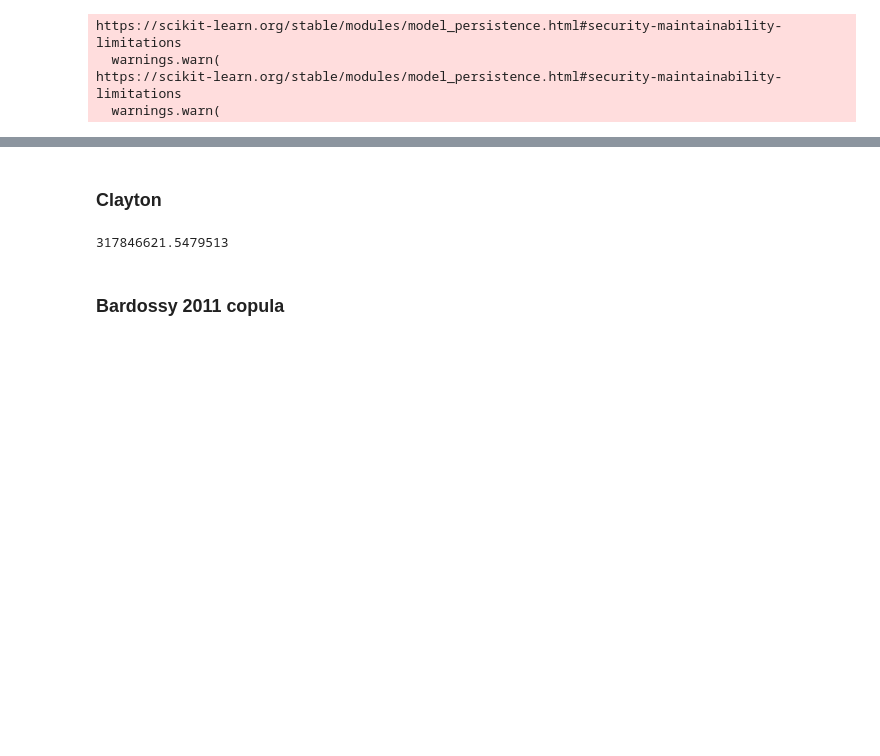
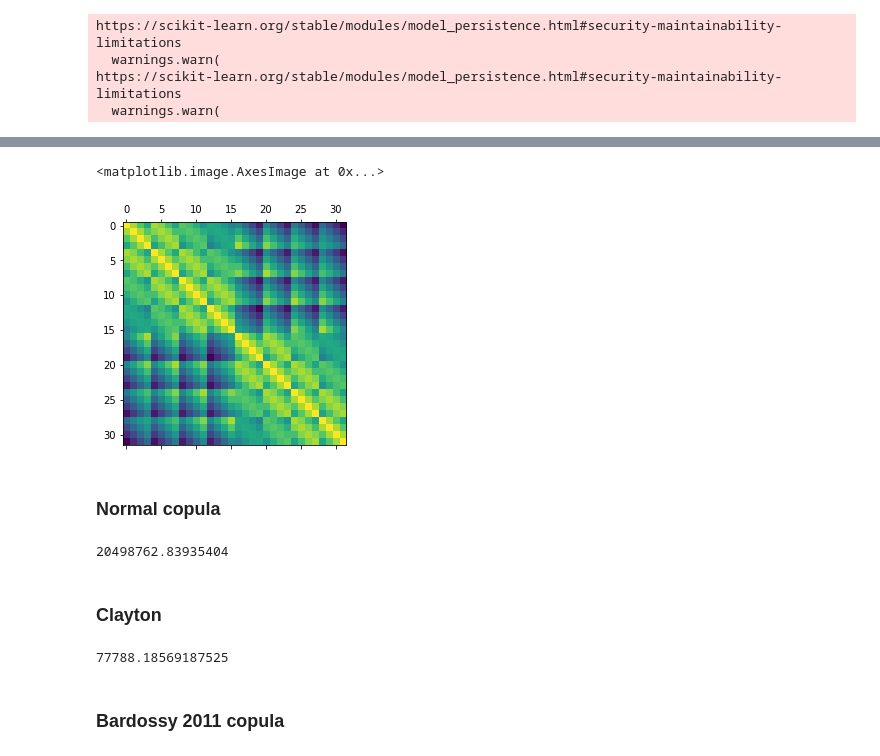
Before and after one commit to Huk-David/SpaDep_VCop, a Jupyter notebook: Publication_work/Copulas_gamma.ipynb, the cells around one changed output, grey strips where cells are left out. Cells and saved outputs as stored; diff of their text form; code cells hidden in the pictures; blank space fills up the shorter version.

```diff
--- a/Publication_work/Copulas_gamma.ipynb
+++ b/Publication_work/Copulas_gamma.ipynb
@@ -209,8 +290,19 @@ class cop_bardossy():
+# %%
+plt.matshow(-dist_mat[48:80,48:80])
+# %% [output]
+<matplotlib.image.AxesImage at 0x...>
+[figure, added]
+# %% [markdown]
+### Normal copula
+# %%
+norm_cop_loconly(L=dist_mat[48:80,48:80]).nll(theta=[3,3],data=[g_us[i][48:80] for i in range(2002)])
+# %% [output]
+20498762.83935404
 # %% [markdown]
 ### Clayton
 # %%
-Clayton(n=len(g_us[0])).eval_nll(theta=10,data=g_us) # takes 22s
+Clayton(n=16).eval_nll(theta=3,data=[g_us[i][48:80] for i in range(2002)]) # takes 22s
 # %% [output]
-317846621.5479513
+77788.18569187525
 # %%
 # fval: 14326075.26123136 theta: 0.00806025 time: 1h
```
Also changed, not shown: parts of 19 cells of this notebook, 1 other file.
